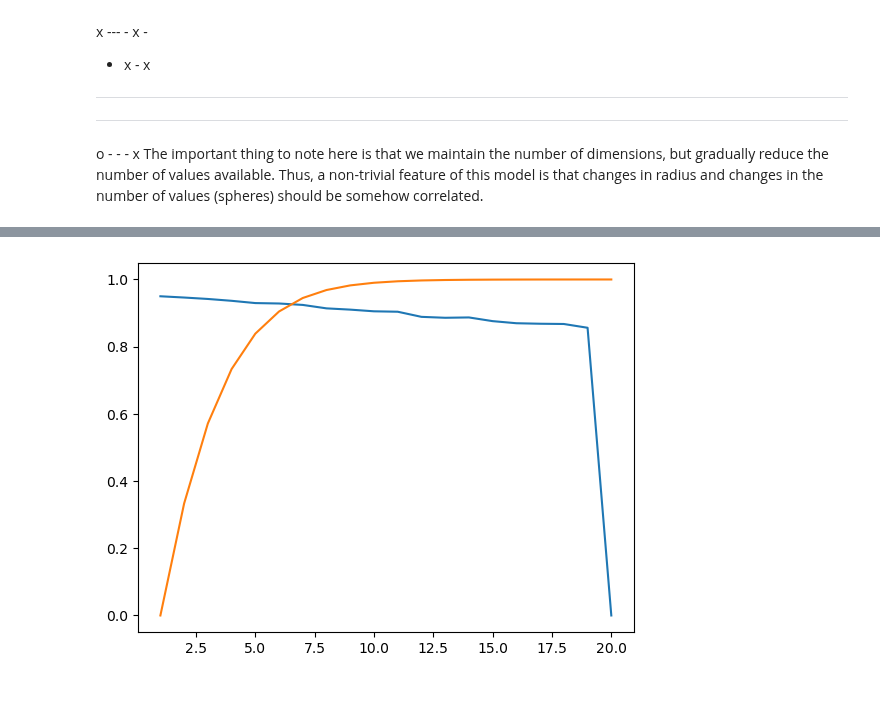
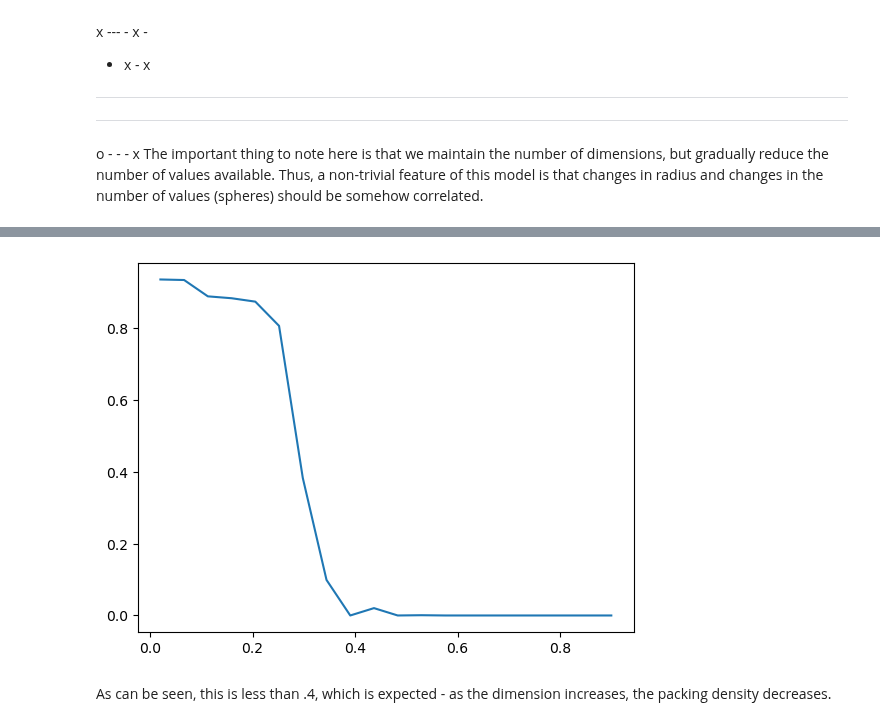
Before and after one commit to Potatoasad/Computational-Physics-Final-Project, a Jupyter notebook: hamming.ipynb, the cells around one changed output, grey strips where cells are left out. Saved outputs shown, nothing was run; the diff lists cells and outputs as text; code cells hidden in the pictures; blank space fills up the shorter version.

```diff
--- a/hamming.ipynb
+++ b/hamming.ipynb
@@ -56,22 +58,23 @@ o - - - x
 The important thing to note here is that we maintain the number of dimensions, but gradually reduce the number of values available. Thus, a non-trivial feature of this model is that changes in radius and changes in the number of values (spheres) should be somehow correlated.
 # %%
 from packing_problem import *
-import time as t
 import matplotlib.pyplot as plt
-from mpl_toolkits.mplot3d import Axes3D
 
-plt.ion()
+# How many to average over?
 nsample = 20
+# How many different n/r values?
 nrn = 20
 low = 1
-high = 100
+high = 21:while
 step = (high - low)/(nrn-1)
+# ns to step through
 ns = np.arange(low,high+1,step,dtype=int)
-rs = np.linspace(0.1, 0.9, nrn)
+# rs to step through
+rs = np.linspace(0.02, 0.4, nrn)
+# Metrics
 ds = np.zeros((nrn-1, nsample))
+# For each sample
 accepts = np.zeros(nsample)
-dist = np.zeros(nsample)
-dists = np.zeros((nrn-1, nsample))
 for i in range(0,nrn-1):
   for j in range(nrn-1):
     for k in range(nsample-1):
@@ -79,8 +82,6 @@ for i in range(0,nrn-1):
       h.fit()
       accept = np.round(h.acceptance_rate,6)
       accepts[k] = accept
-      dist[k] = h.all_distances(h.coordinates)
     ds[i][j] = np.mean(accepts)
-    dists[i][j] = np.mean(dist)
 plt.matshow(ds)
 plt.show()
@@ -128,33 +132,32 @@ The shape of this plot suggests there is a tradeoff - at high number of spheres
 # %%
 from packing_problem import *
-import time as t
 import matplotlib.pyplot as plt
-from mpl_toolkits.mplot3d import Axes3D
 
-plt.ion()
+# How many samples to average over?
 nsample = 20
-nrn = 20
+# How many r values to step through?
+nr = 20
 low = 1
 high =21
-step = (high - low)/(nrn-1)
-ns = np.arange(low,high+1,step,dtype=int)
-rs = (2 ** ns - ns -1)/(2 ** ns - 1)
-ds = np.zeros(nrn)
+step = (high - low)/(nr-1)
+# r values to step through
+rs = np.linspace(0.02, 0.9, nr)
+# Metrics
+ds = np.zeros(nr)
+# For each sample
 accepts = np.zeros(nsample)
-dist = np.zeros(nsample)
-dists = np.zeros(nrn)
-for i in range(0,nrn-1):
+for i in range(0,nr-1):
   for j in range(nsample-1):
-    h = HardSpherePacking(number_balls=ns[i], dimensions=7, number_samples=200)
+    h = HardSpherePacking(number_balls=7, relative_ball_diameter=rs[i],dimensions=4, number_samples=200)
     h.fit()
     accept = np.round(h.acceptance_rate,6)
     accepts[j] = accept
-    dists[j] = np.mean(h.all_distances(h.coordinates))
 
+  # Metrics computation
   ds[i] = np.mean(accepts)
-  dists[i] = np.mean(dist)
-plt.plot(ns, dists)
-plt.plot(ns,rs)
+plt.plot(rs,ds)
 plt.show()
 # %% [output]
-[figure, old version]
+[figure, new version]
+# %% [markdown]
+As can be seen, this is less than .4, which is expected - as the dimension increases, the packing density decreases.
```
Also changed, not shown: parts of 6 cells of this notebook.
